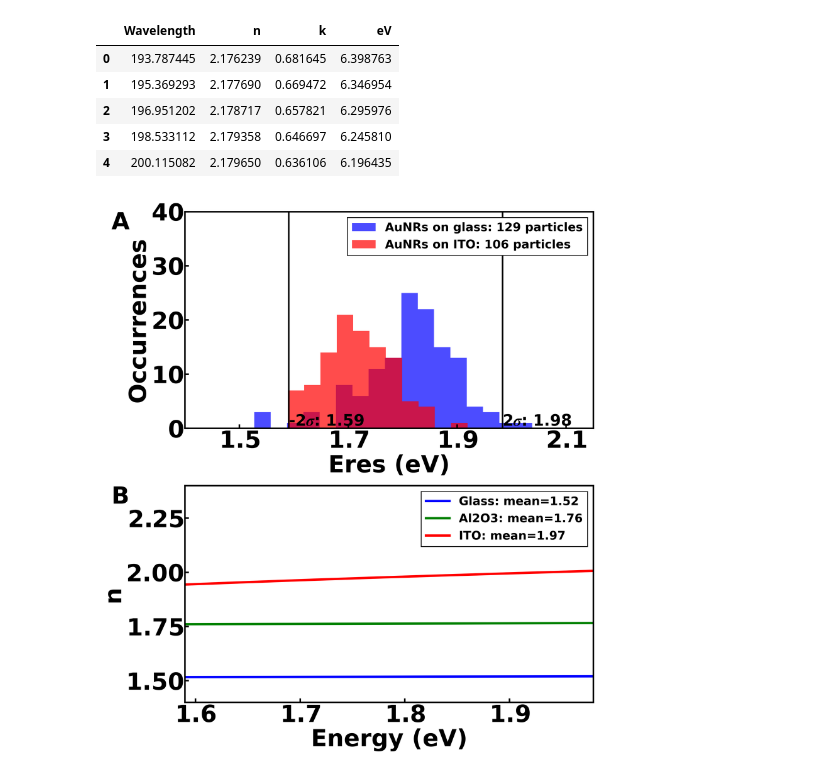
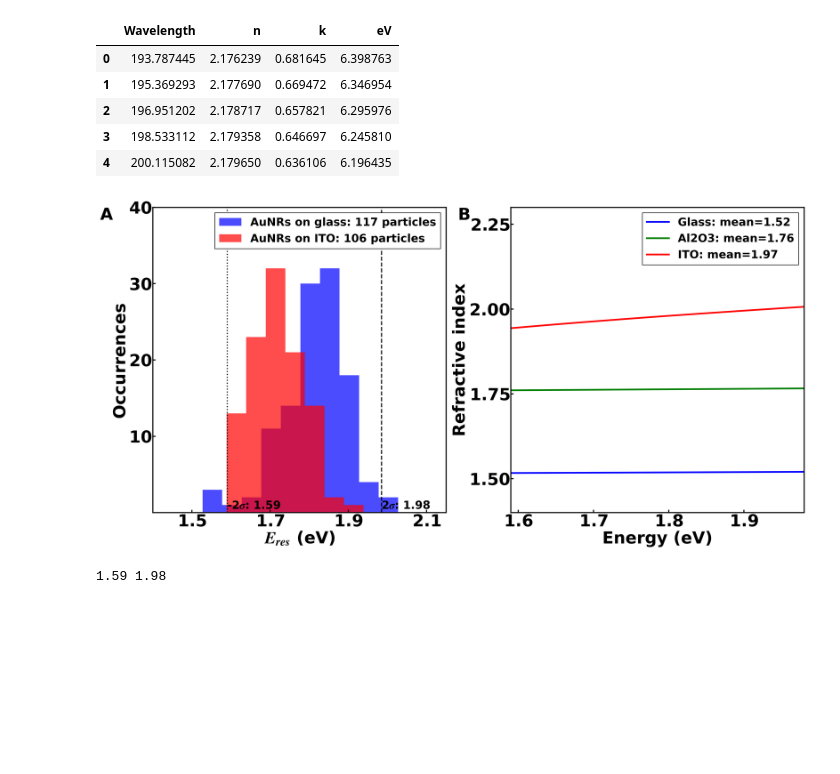
Before and after one commit to SWAN88/AuNR_DA, a Jupyter notebook: 091224_figureS2.ipynb, the cells around one changed output. Cells and saved outputs as stored; diff of their text form; code cells hidden in the pictures; blank space fills up the shorter version.

```diff
--- a/091224_figureS2.ipynb
+++ b/091224_figureS2.ipynb
@@ -63,66 +84,59 @@ al2o3_data['wav'] = al2o3_data['wav']*10e2
 al2o3_data['eV'] = 1240 / al2o3_data['wav']
 # %%
 # Create a figure with two subplots, sharing the x-axis
-fig, (ax1, ax2) = plt.subplots(2, 1, sharex=False, figsize=(9, 10), dpi=300)
+fig, (ax1, ax2) = plt.subplots(1, 2, sharex=False, figsize=(18, 9), dpi=300)
 
-binwidth = 0.03
-target = exp_glass_data['eres']
+binwidth = 0.05
+target = glass_corr_data_combined['Exp_eres']
 target_avg = target.mean()
 target_std = target.std()
-
-ylim = 40
-
-# ax1.vlines(target_avg, 0, ylim, color='k', ls='--', lw=2)
-ax1.vlines(target_std*2 + target_avg, 0, ylim, color='k', ls='-', lw=2)
-# ax1.vlines(-target_std*2 + target_avg, 0, ylim, color='k', ls='-', lw=2)
-
+ax1.vlines(target_std*2 + target_avg, 0, ylim, color='k', ls='dashed', lw=2)
 ax1.hist(target, bins=np.arange(min(target), max(target)+binwidth, binwidth), color='blue', alpha=0.7, label=f'AuNRs on glass: {len(target)} particles')
 
 target2 = exp_ito_data['eres']
 target2_avg = target2.mean()
 target2_std = target2.std()
 
-ylim = 40
-# ax1.vlines(target2_avg, 0, ylim, color='k', ls='--', lw=2)
-# ax1.vlines(target2_std*2 + target2_avg, 0, ylim, color='k', ls='-', lw=2)
-ax1.vlines(-target2_std*2 + target2_avg, 0, ylim, color='k', ls='-', lw=2)
-
+ax1.vlines(-target2_std*2 + target2_avg, 0, ylim, color='k', ls='dotted', lw=2)
 ax1.hist(target2, bins=np.arange(min(target2), max(target2)+binwidth, binwidth), color='red', alpha=0.7, label=f'AuNRs on ITO: {len(target2)} particles')
 
 ax1.text(-target2_std*2 + target2_avg, 0.5, f'-2$\sigma$: {round(-target2_std*2 + target2_avg, 2)}', fontsize=20)
 ax1.text(target_std*2 + target_avg, 0.5, f'2$\sigma$: {round(target_std*2 + target_avg, 2)}', fontsize=20)
-# ax1.text(target_avg, 0.5, f'$\mu$: {round(target_avg, 2)}', fontsize=20)
 
-ax1.set_xlabel('Eres (eV)', fontsize=30)
+ax1.set_xlabel('$E_{res}$ (eV)', fontsize=30)
 ax1.set_ylabel('Occurrences', fontsize=30)
-ax1.set_ylim(0, ylim)
+ax1.set_ylim(0, 40)
 ax1.set_xlim(1.4, 2.15)
 ax1.set_xticks([1.5, 1.7, 1.9, 2.1])
+ax1.set_yticks([10, 20, 30, 40])
 ax1.tick_params(axis='both', labelsize=30, pad=2)
-ax1.legend(loc='upper right', fontsize=15)
+ax1.legend(loc='upper right', fontsize=20)
 ax1.text(-0.18, 1, 'A', ha='left', va='top', transform=ax1.transAxes, fontsize=30)
 
 ene_low = round(-target2_std*2 + target2_avg, 2)
 ene_high = round(target_std*2 + target_avg, 2)
 
 ECI_ITO_nmean = ECI[(ECI['eV'] > ene_low) & (ECI['eV'] < ene_high)]['n'].mean()
 glass_ITO_nmean = glass[(glass['eV'] > ene_low) & (glass['eV'] < ene_high)]['n'].mean()
 al2o3_nmean = al2o3_data[(al2o3_data['eV'] > ene_low) & (al2o3_data['eV'] < ene_high)]['n'].mean()
 
-ax2.plot(glass['eV'], glass['n'], c='b', label=f"Glass: mean={round(glass_ITO_nmean, 2)}")
-ax2.plot(al2o3_data["eV"], al2o3_data["n"], c='g', label=f"Al2O3: mean={round(al2o3_nmean, 2)}")
-ax2.plot(ECI['eV'], ECI['n'], c='r', label=f"ITO: mean={round(ECI_ITO_nmean, 2)}")
-
+ax2.plot(glass['eV'], glass['n'], c='b', lw=3, label=f"Glass: mean={round(glass_ITO_nmean, 2)}")
+ax2.plot(al2o3_data["eV"], al2o3_data["n"], c='g', lw=3, label=f"Al2O3: mean={round(al2o3_nmean, 2)}")
+ax2.plot(ECI['eV'], ECI['n'], c='r', lw=3, label=f"ITO: mean={round(ECI_ITO_nmean, 2)}")
 ax2.set_xlabel("Energy (eV)", fontsize=30)
-ax2.set_ylabel("n", fontsize=30)
+ax2.set_ylabel("Refractive index", fontsize=30)
 ax2.set_xlim(ene_low, ene_high)
 ax2.set_xticks([1.6, 1.7, 1.8, 1.9])
 ax2.set_yticks([1.5, 1.75, 2.0, 2.25])
 ax2.tick_params(axis='both', labelsize=30, pad=2)
-ax2.set_ylim(1.4, 2.4)
-ax2.legend(loc='upper right', fontsize=15)
+ax2.set_ylim(1.4, 2.3)
+ax2.legend(loc='upper right', fontsize=20)
 ax2.text(-0.18, 1, 'B', ha='left', va='top', transform=ax2.transAxes, fontsize=30)
 
 plt.subplots_adjust(hspace=0)  # Remove the space between plots
 # %% [output]
-[figure, old version]
+[figure, new version]
+# %%
+print(ene_low, ene_high)
+# %% [output]
+1.59 1.98
```
Also changed, not shown: parts of 1 cell of this notebook, 4 other files.
